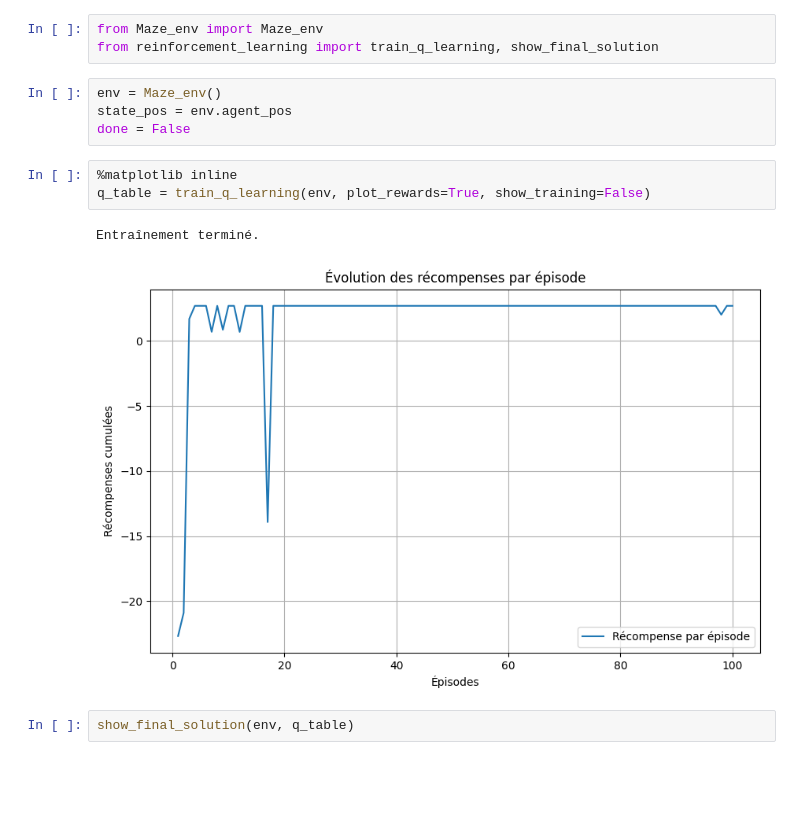
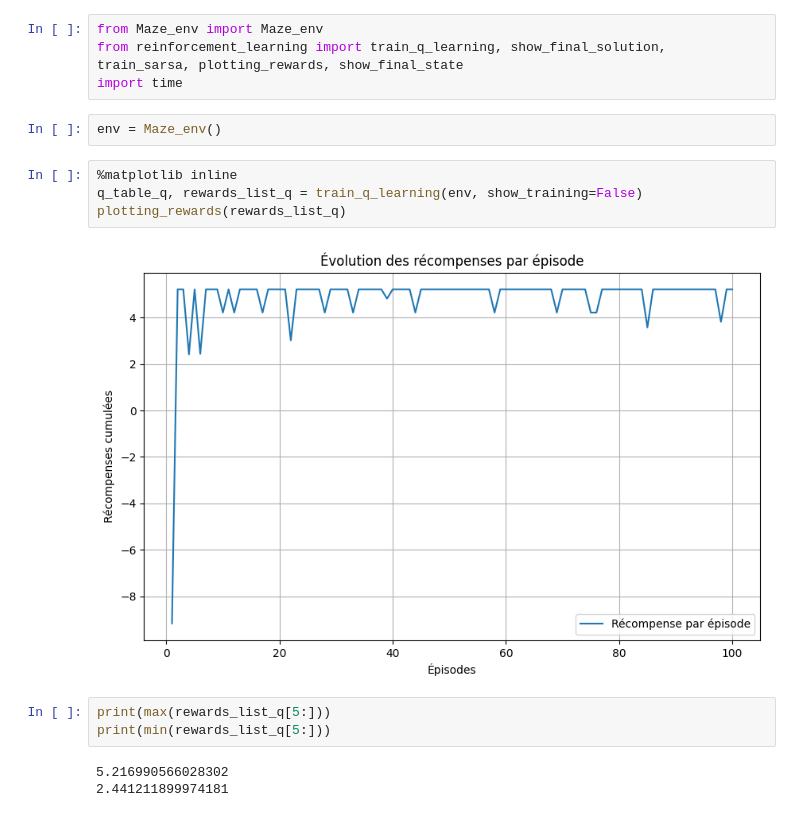
Before and after one commit to Zorehi/FAAProject, a Jupyter notebook: Observations.ipynb, the cells around one changed output. Cells and saved outputs as stored; diff of their text form; blank space fills up the shorter version.

```diff
--- a/Observations.ipynb
+++ b/Observations.ipynb
@@ -1,15 +1,18 @@
 # %%
 from Maze_env import Maze_env
-from reinforcement_learning import train_q_learning, show_final_solution
+from reinforcement_learning import train_q_learning, show_final_solution, train_sarsa, plotting_rewards, show_final_state
+import time
 # %%
 env = Maze_env()
-state_pos = env.agent_pos
-done = False
 # %%
 %matplotlib inline
-q_table = train_q_learning(env, plot_rewards=True, show_training=False)
+q_table_q, rewards_list_q = train_q_learning(env, show_training=False)
+plotting_rewards(rewards_list_q)
 # %% [output]
-Entraînement terminé.
-[figure, old version]
+[figure, new version]
-# %%
-show_final_solution(env, q_table)
+# %%
+print(max(rewards_list_q[5:]))
+print(min(rewards_list_q[5:]))
+# %% [output]
+5.216990566028302
+2.441211899974181
```
Also changed, not shown: parts of 7 cells of this notebook, 5 other files.
